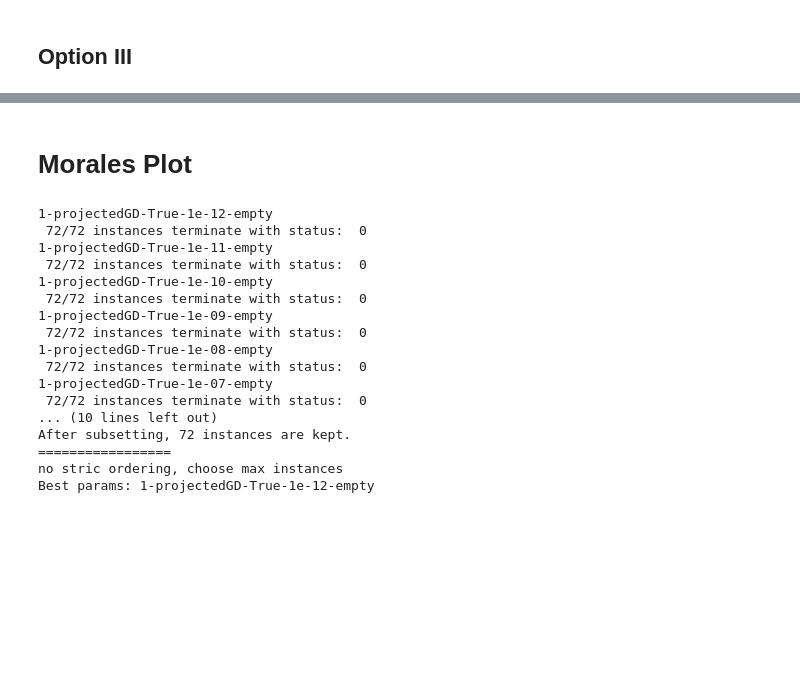
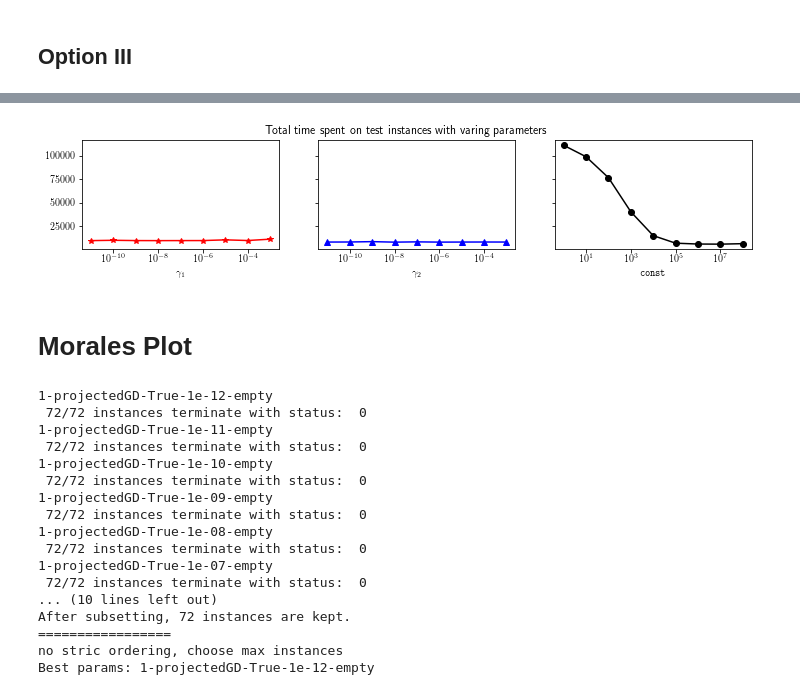
Before and after one commit to Yutong-Dai/InexactPG, a Jupyter notebook: AnalyzeExperiments/lantent.ipynb, the cells around one changed output, grey strips where cells are left out. Cells and saved outputs as stored; diff of their text form; code cells hidden in the pictures; blank space fills up the shorter version.

```diff
--- a/AnalyzeExperiments/lantent.ipynb
+++ b/AnalyzeExperiments/lantent.ipynb
@@ -15,7 +15,7 @@ excludes= None
 # %% [markdown]
 ## Option I
 # %%
-inexact_type=1; param1_lst = [1e-12, 1e-11, 1e-10, 1e-9, 1e-8, 1e-7, 1e-6, 1e-5, 1e-4, 1e-3]; param2_lst = ['empty']
+inexact_type=1; param1_lst = [1e-11, 1e-10, 1e-9, 1e-8, 1e-7, 1e-6, 1e-5, 1e-4, 1e-3]; param2_lst = ['empty']
 algo_df_dict_inexact_type1 = get_all(logdir, date, inexact_type, loss, subsolver, warm_start,
                              lam_shrink, group_size, overlap_ratio,
                              excludes, param1_lst, param2_lst)
@@ -27,7 +46,7 @@ for key in algo_df_dict_inexact_type1.keys():
 # %% [markdown]
 ## Option II
 # %%
-inexact_type=2; param1_lst = [1e-12, 1e-11, 1e-10, 1e-9, 1e-8, 1e-7, 1e-6, 1e-5, 1e-4, 1e-3]; param2_lst = [0.1]
+inexact_type=2; param1_lst = [1e-11, 1e-10, 1e-9, 1e-8, 1e-7, 1e-6, 1e-5, 1e-4, 1e-3]; param2_lst = [0.1]
 algo_df_dict_inexact_type2 = get_all(logdir, date, inexact_type, loss, subsolver, warm_start,
                              lam_shrink, group_size, overlap_ratio,
                              excludes, param1_lst, param2_lst)
@@ -40,7 +78,7 @@ for key in algo_df_dict_inexact_type2.keys():
 # %% [markdown]
 ## Option III
 # %%
-inexact_type=3; param1_lst = [3.0]; param2_lst = [1e0, 1e1, 1e2, 1e3, 1e4, 1e5, 1e6, 1e7, 1e8, 1e9]
+inexact_type=3; param1_lst = [3.0]; param2_lst = [1e0, 1e1, 1e2, 1e3, 1e4, 1e5, 1e6, 1e7, 1e8]
 algo_df_dict_inexact_type3 = get_all(logdir, date, inexact_type, loss, subsolver, warm_start,
                              lam_shrink, group_size, overlap_ratio,
                              excludes, param1_lst, param2_lst)
@@ -64,3 +108,24 @@ plt.legend()
+# %%
+fig, (ax1, ax2, ax3) = plt.subplots(1, 3, sharey=True, figsize=(12,2))
+fig.suptitle('Total time spent on test instances with varing parameters')
+ax1.plot([1e-11, 1e-10, 1e-9, 1e-8, 1e-7, 1e-6, 1e-5, 1e-4, 1e-3], time_type1, 'r-*', label=r'\texttt{option} II')
+ax1.set_xscale('log')
+ax1.set_xlabel(r'$\gamma_1$')
+ax2.plot([1e-11, 1e-10, 1e-9, 1e-8, 1e-7, 1e-6, 1e-5, 1e-4, 1e-3], time_type2, 'b-^', label=r'\texttt{option} I')
+ax2.set_xlabel(r'$\gamma_2$')
+ax2.set_xscale('log')
+ax3.plot([1e0, 1e1, 1e2, 1e3, 1e4, 1e5, 1e6, 1e7, 1e8], time_type3, 'k-o', label=r'\texttt{option} III')
+ax3.set_xlabel(r'\texttt{const}')
+ax3.set_xscale('log')
+
+# plt.figure()
+# plt.plot(time_type1, 'r-*', label='1')
+# plt.plot(time_type2, 'b-^', label='2')
+# plt.plot(time_type3, 'k-o', label='3' )
+# plt.yscale('log')
+# plt.legend()
+# %% [output]
+[figure, added]
 # %% [markdown]
 # Morales Plot
 # %%
```
Also changed, not shown: parts of 10 cells of this notebook, 5 other files.
